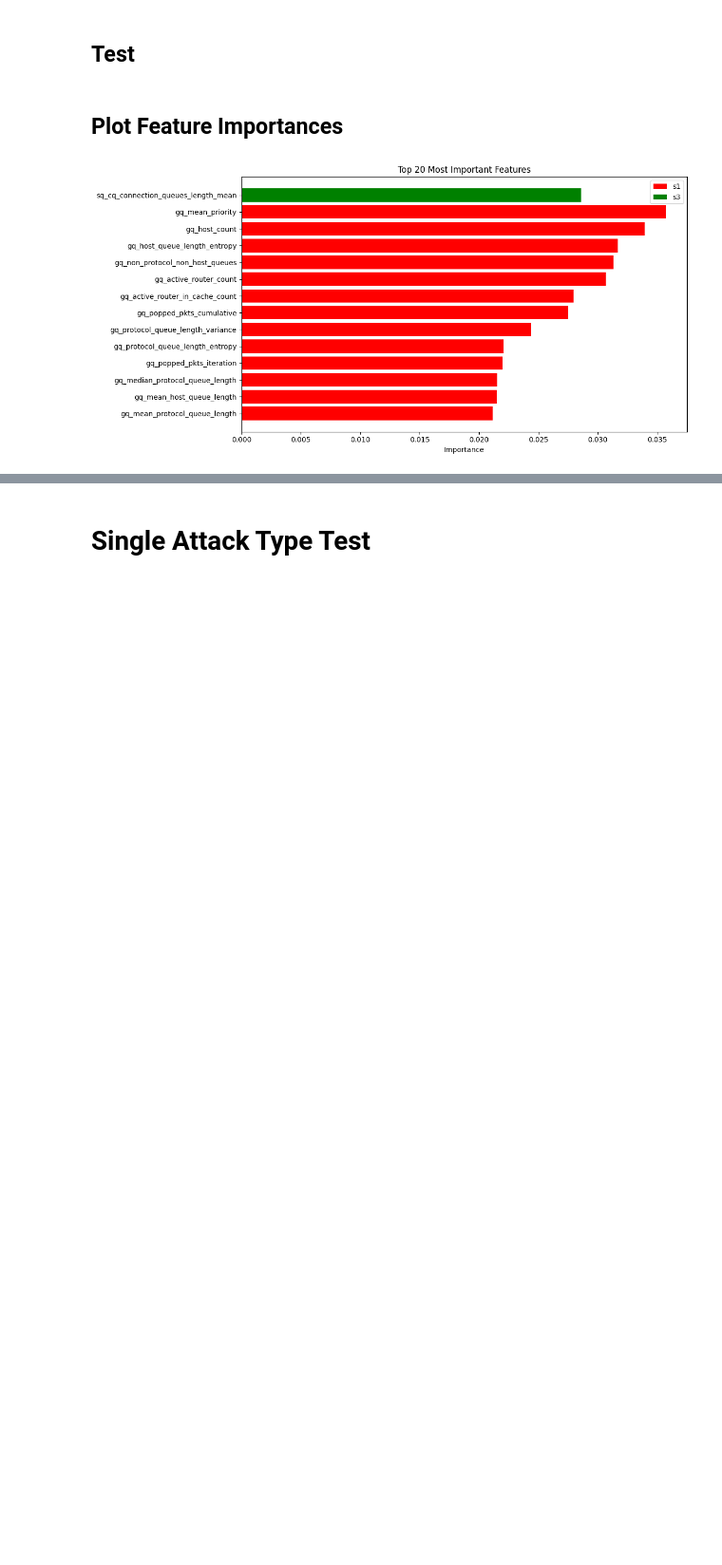
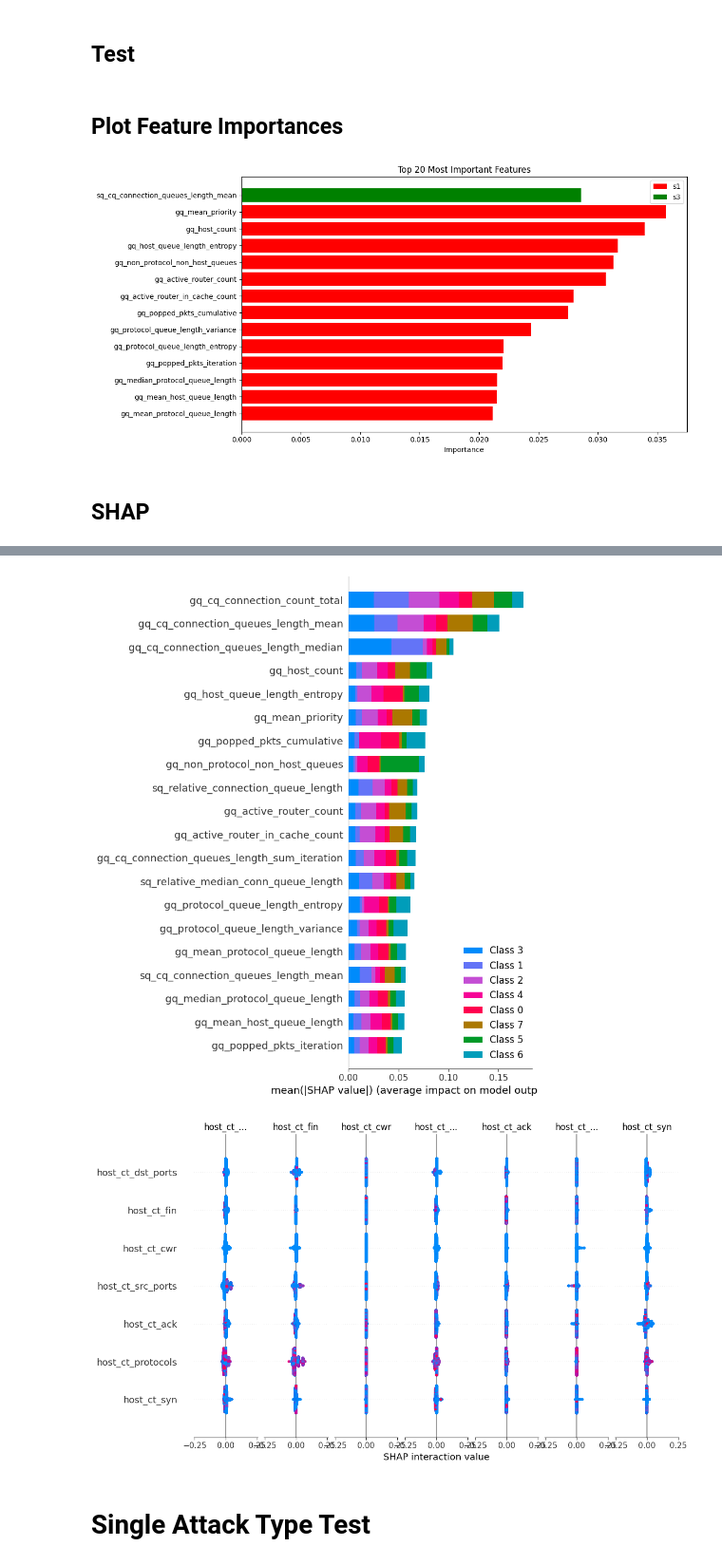
Before and after one commit to JannisMeyer/HSP_IDS, a Jupyter notebook: parquet.ipynb, the cells around one changed output, grey strips where cells are left out. Shown at 95% size. Drawn from its saved outputs; the diff is of its cells as text; code cells hidden in the pictures; blank space fills up the shorter version.

Commit message:
added and executed single attack type test and shap

```diff
--- a/parquet.ipynb
+++ b/parquet.ipynb
@@ -216,3 +217,18 @@ dp.plt.legend()
 dp.plt.show()
 # %% [output]
 [figure]
+# %% [markdown]
+## SHAP
+# %%
+rfc = dp.pp.load('/home/hsp252/Development/HSP_IDS/rfc_balanced.pkl')
+test_fvs, test_labels = dp.get_fvs_from_parquet(parquet_paths,
+                                                2000,
+                                                attack_types,
+                                                all_samples=False)
+
+explainer = shap.TreeExplainer(rfc)
+shap_values = explainer.shap_values(test_fvs)
+
+shap.summary_plot(shap_values, test_fvs, plot_type="bar")
+shap.summary_plot(shap_values, test_fvs)
+# %% [output]
@@ -219,2 +236,4 @@ dp.plt.show()
+[figure, added]
+[figure, added]
 # %% [markdown]
 # Single Attack Type Test
```
Also changed, not shown: parts of 4 cells of this notebook, 1 other file.
